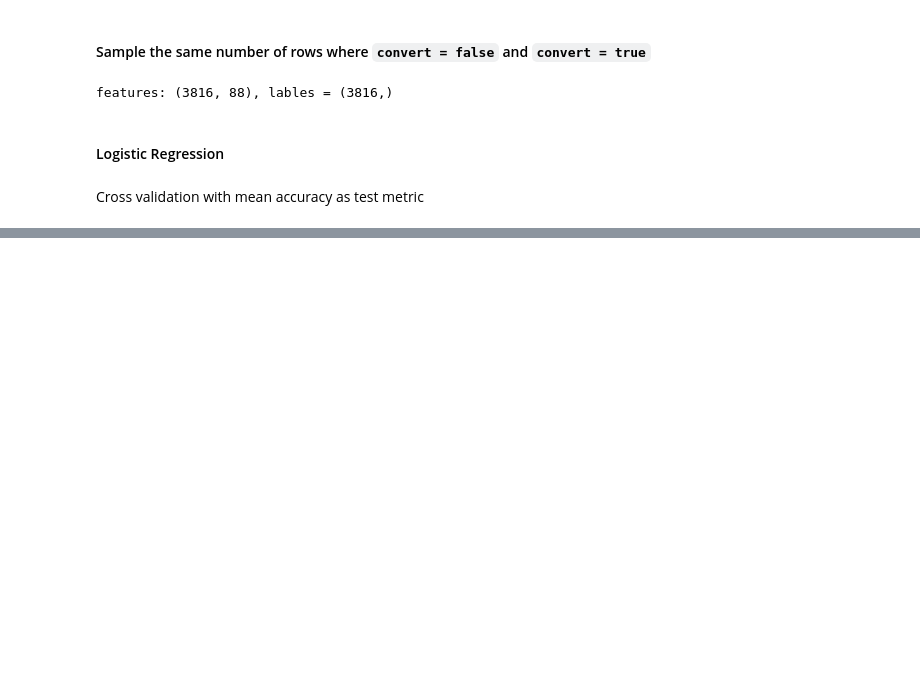
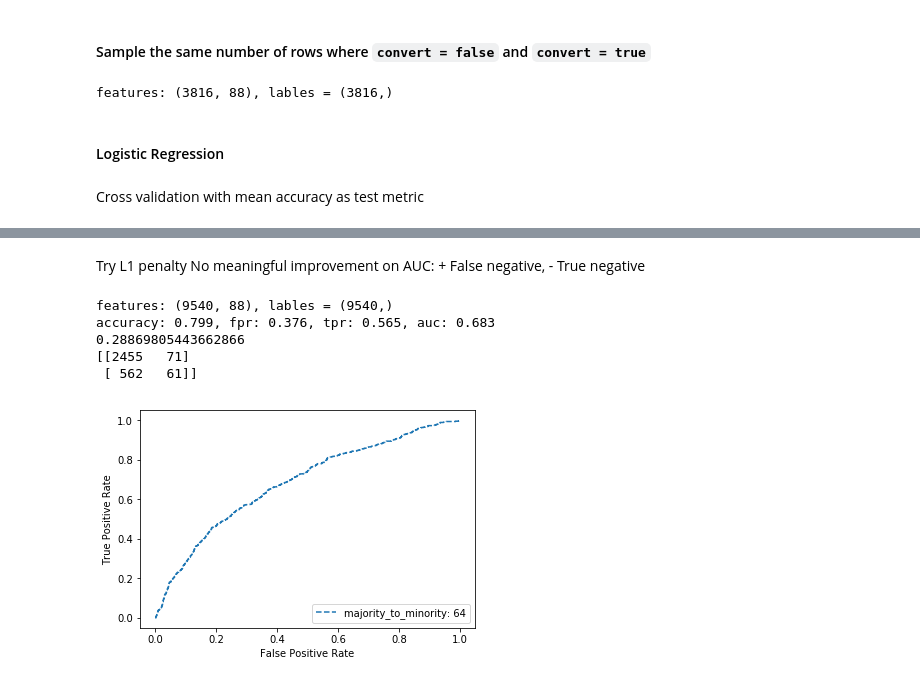
Before and after one commit to Pirolf/RTB, a Jupyter notebook: RTB training.ipynb, the cells around one changed output, grey strips where cells are left out. Saved outputs shown, nothing was run; the diff lists cells and outputs as text; code cells hidden in the pictures; blank space fills up the shorter version.

```diff
--- a/RTB training.ipynb
+++ b/RTB training.ipynb
@@ -68,3 +75,0 @@ def train_kfold_accuracy(n_splits):
-# %%
-for n_splits in range(2, 8):
-    print(train_kfold_accuracy(n_splits))
@@ -77,0 +179,29 @@ for n_splits in range(2, 8):
+# %% [markdown]
+Try L1 penalty
+No meaningful improvement on AUC: + False negative, - True negative
+# %%
+(features, labels) = down_sampling(majority_to_minority=4)
+accuracy, fpr, tpr, label_test, predicted = train(features, labels, penalty='l1')
+area_under_curve = auc(fpr, tpr)
+print("accuracy: %0.3f, fpr: %0.3f, tpr: %0.3f, auc: %0.3f" % (
+    accuracy, np.mean(fpr), np.mean(tpr), area_under_curve))
+print(predicted_scores[0])
+
+# true negatives is C_{0,0}, false negatives is C_{1,0},
+# true positives is C_{1,1} and false positives is C_{0,1}.
+print(confusion_matrix(label_test, predicted))
+
+plt.plot(fpr, tpr, label="majority_to_minority: %d" % majority_to_minority, linestyle='--')
+plt.legend(loc='lower right')
+
+
+plt.xlabel('False Positive Rate')
+plt.ylabel('True Positive Rate')
+plt.show()
+# %% [output]
+features: (9540, 88), lables = (9540,)
+accuracy: 0.799, fpr: 0.376, tpr: 0.565, auc: 0.683
+0.28869805443662866
+[[2455   71]
+ [ 562   61]]
+[figure, added]
```
Also changed, not shown: parts of 13 cells of this notebook.
